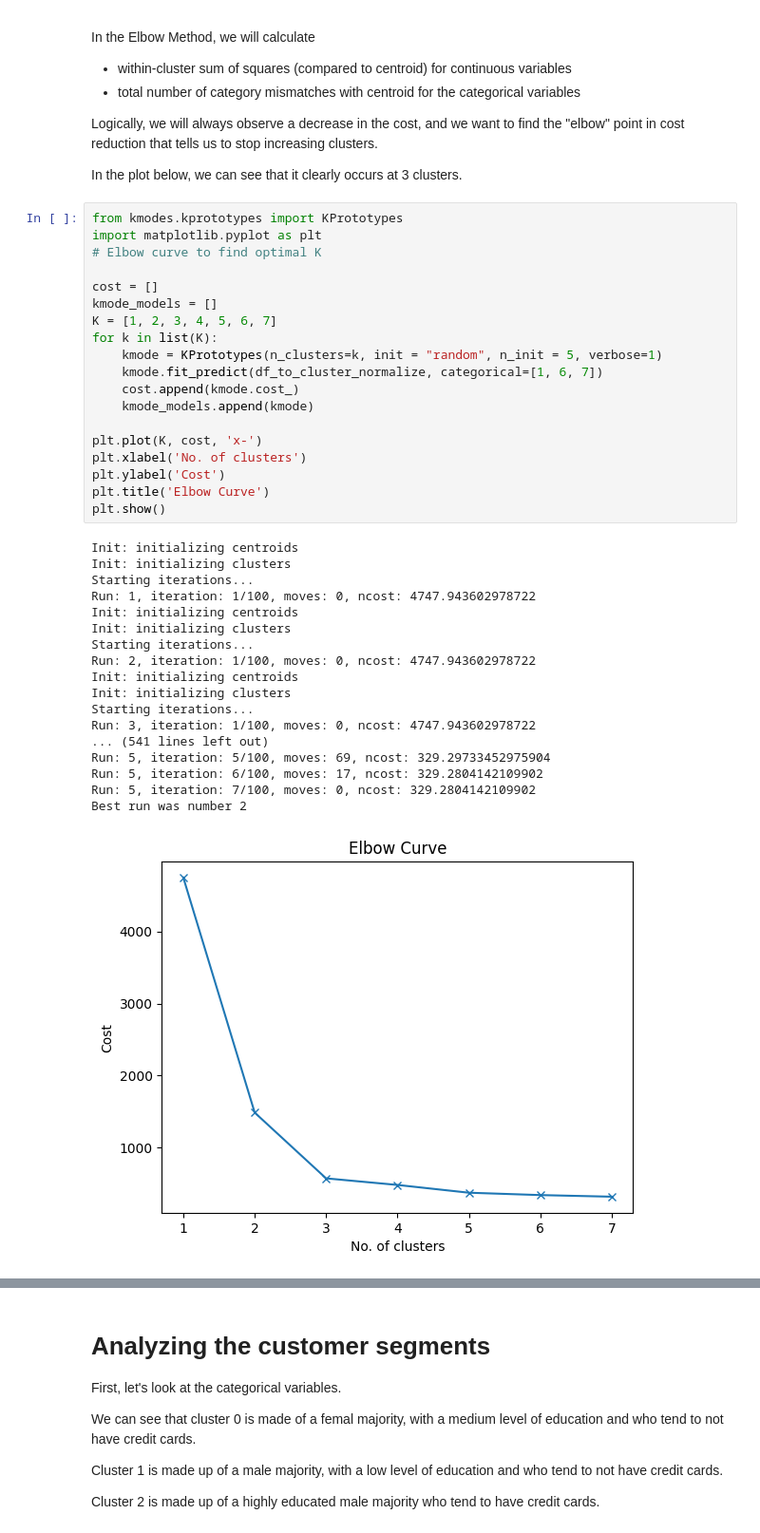
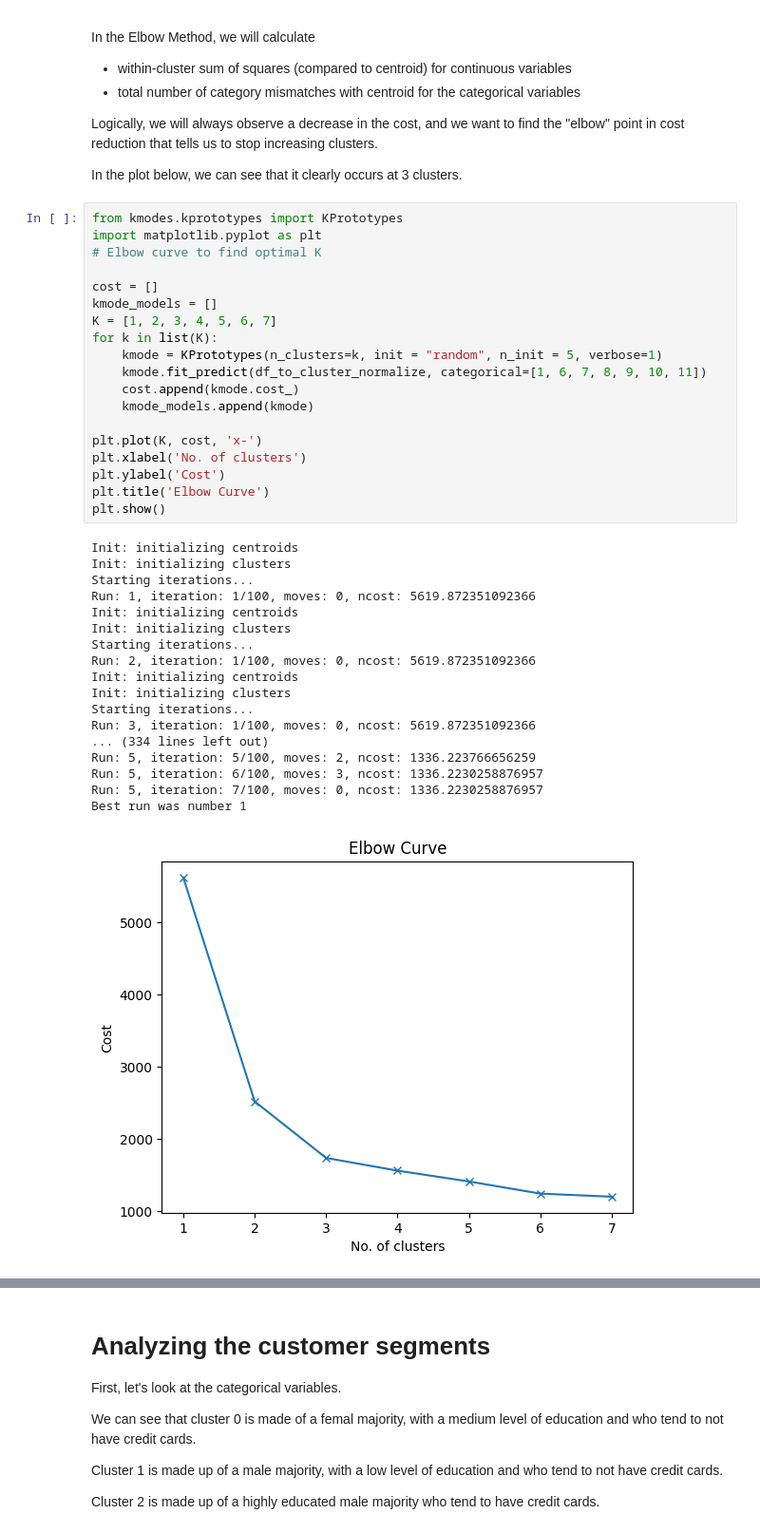
Before and after one commit to randyphoa/ml-basics, a Jupyter notebook: notebook/5-customer-segmentation.ipynb, the cells around one changed output, grey strips where cells are left out. Shown at 95% size. Drawn from its saved outputs; the diff is of its cells as text.

```diff
--- a/notebook/5-customer-segmentation.ipynb
+++ b/notebook/5-customer-segmentation.ipynb
@@ -108,41 +108,41 @@ In the plot below, we can see that it clearly occurs at 3 clusters.
 # %%
 from kmodes.kprototypes import KPrototypes
 import matplotlib.pyplot as plt
 # Elbow curve to find optimal K
 
 cost = []
 kmode_models = []
 K = [1, 2, 3, 4, 5, 6, 7]
 for k in list(K):
     kmode = KPrototypes(n_clusters=k, init = "random", n_init = 5, verbose=1)
-    kmode.fit_predict(df_to_cluster_normalize, categorical=[1, 6, 7])
+    kmode.fit_predict(df_to_cluster_normalize, categorical=[1, 6, 7, 8, 9, 10, 11])
     cost.append(kmode.cost_)
     kmode_models.append(kmode)
 
 plt.plot(K, cost, 'x-')
 plt.xlabel('No. of clusters')
 plt.ylabel('Cost')
 plt.title('Elbow Curve')
 plt.show()
 # %% [output]
 Init: initializing centroids
 Init: initializing clusters
 Starting iterations...
-Run: 1, iteration: 1/100, moves: 0, ncost: 4747.943602978722
+Run: 1, iteration: 1/100, moves: 0, ncost: 5619.872351092366
 Init: initializing centroids
 Init: initializing clusters
 Starting iterations...
-Run: 2, iteration: 1/100, moves: 0, ncost: 4747.943602978722
+Run: 2, iteration: 1/100, moves: 0, ncost: 5619.872351092366
 Init: initializing centroids
 Init: initializing clusters
 Starting iterations...
-Run: 3, iteration: 1/100, moves: 0, ncost: 4747.943602978722
-... (541 lines left out)
-Run: 5, iteration: 5/100, moves: 69, ncost: 329.29733452975904
-Run: 5, iteration: 6/100, moves: 17, ncost: 329.2804142109902
-Run: 5, iteration: 7/100, moves: 0, ncost: 329.2804142109902
-Best run was number 2
+Run: 3, iteration: 1/100, moves: 0, ncost: 5619.872351092366
+... (334 lines left out)
+Run: 5, iteration: 5/100, moves: 2, ncost: 1336.223766656259
+Run: 5, iteration: 6/100, moves: 3, ncost: 1336.2230258876957
+Run: 5, iteration: 7/100, moves: 0, ncost: 1336.2230258876957
+Best run was number 1
-[figure, old version]
+[figure, new version]
 # %%
 from kmodes.kprototypes import KPrototypes
 
```
Also changed, not shown: parts of 24 cells of this notebook, 6 other files.
